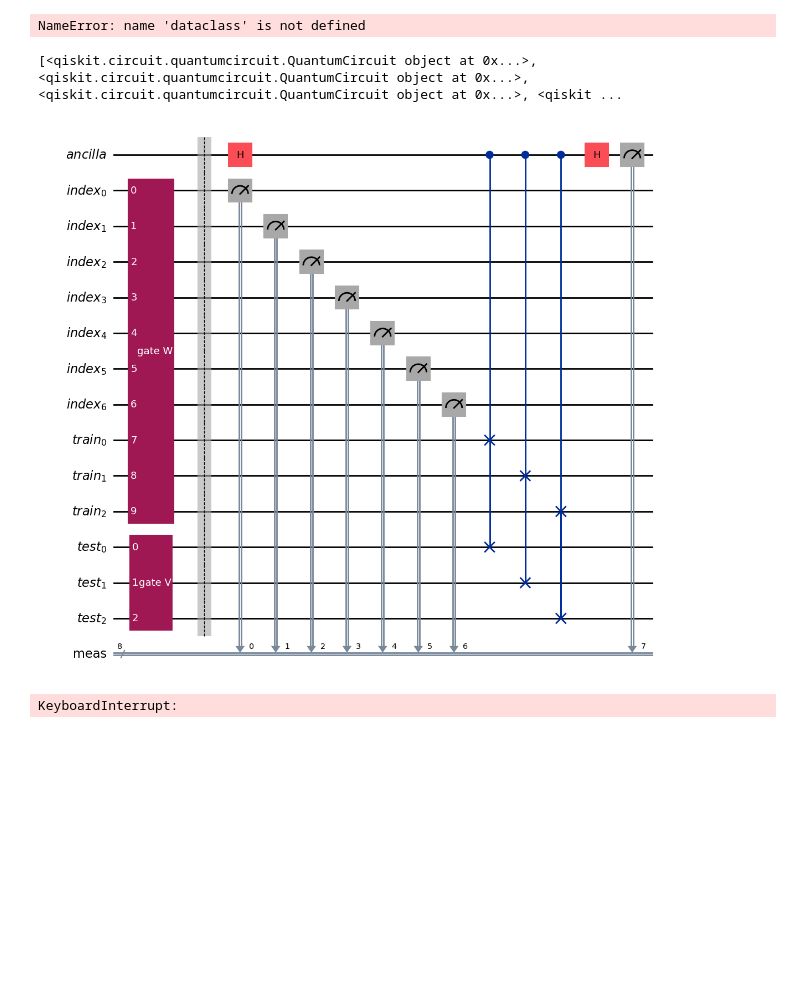
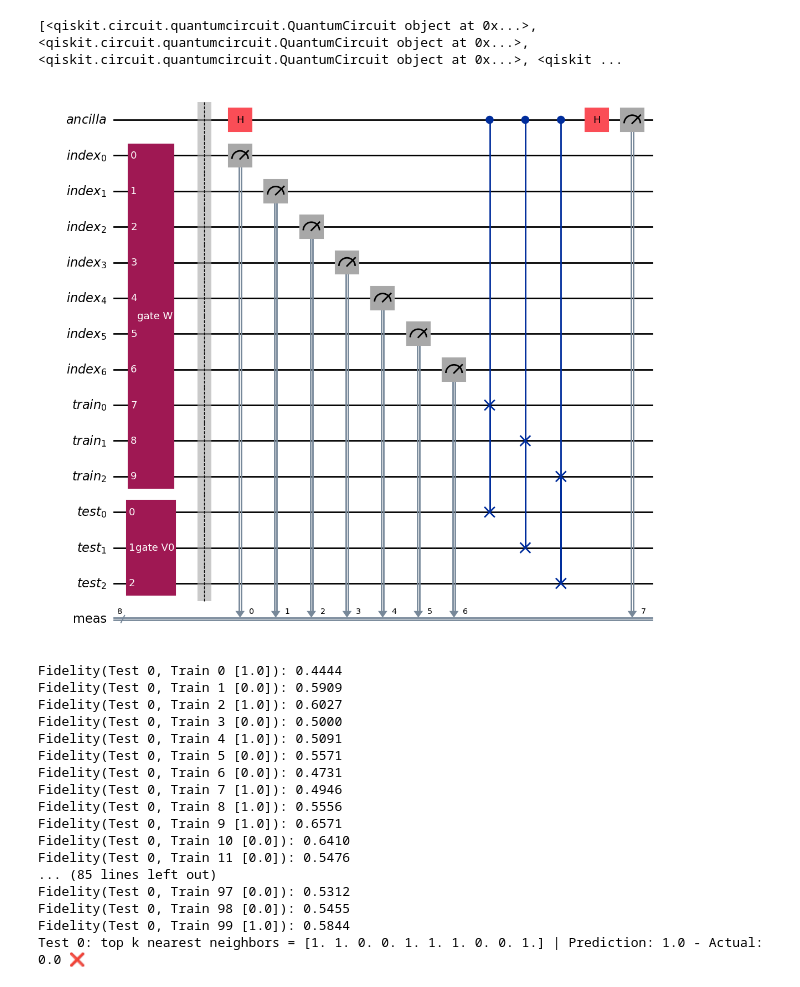
Before and after one commit to Aadipat/QuantumEngineeringProjectGroup8, a Jupyter notebook: Qknn with index reg.ipynb, the cells around one changed output. Cells and saved outputs as stored; diff of their text form; code cells hidden in the pictures; blank space fills up the shorter version.

Commit message:
Number of train states
Now we can use the exact number of train states we want

```diff
--- a/Qknn with index reg.ipynb
+++ b/Qknn with index reg.ipynb
@@ -83,7 +83,7 @@ def get_initialization_circuits(qknn_input: QKNNInput, train_i: int, test_i: int
             return encode_classical_data(train[train_i]), encode_classical_data(test[test_i])
 
 
-def compute_fidelity(n_index, train_init, test_init, show_circuit, shots, backend):
+def compute_fidelity(M, n_index, train_init, test_init, show_circuit, shots, backend):
 
     n_qubits = test_init.num_qubits
 
@@ -134,7 +134,7 @@ def compute_fidelity(n_index, train_init, test_init, show_circuit, shots, backen
 
     fidelities = []
 
-    for i in range(2**n_index):
+    for i in range(M):
         counts0, counts1 = counts_by_index[i]
         total = counts0 + counts1
 
@@ -147,17 +147,17 @@ def compute_fidelity(n_index, train_init, test_init, show_circuit, shots, backen
 
     return fidelities
 
-def qknn(num_index, qknn_input: QKNNInput, train_labels, test_labels, K=1, backend=FakeGuadalupeV2(), shots = 10000, show_circuit=True):
+def qknn(M, num_index, qknn_input: QKNNInput, train_labels, test_labels, K=1, backend=FakeGuadalupeV2(), shots = 10000, show_circuit=True):
     predictions = []
     num_test = len(qknn_input.test)
 
     for i in range(num_test):
 
         test_qc = get_initialization_circuits(qknn_input, 0, i)
-        fid = compute_fidelity(num_index, qknn_input.train, test_qc, show_circuit, shots, backend)
+        fid = compute_fidelity(M, num_index, qknn_input.train, test_qc, show_circuit, shots, backend)
         show_circuit = False
 
-        for j in range(2**num_index):
+        for j in range(M):
             print(f"Fidelity(Test {i}, Train {j} [{train_labels[j]}]): {fid[j]:.4f}")
 
         sorted_idx = np.argsort(fid)[::1] #Sorting indices
@@ -181,8 +181,6 @@ def qknn(num_index, qknn_input: QKNNInput, train_labels, test_labels, K=1, backe
         visualize_data(qknn_input.train, train_labels, qknn_input.test, predictions, K)
 
     return accuracy, predictions
-# %% [output]
-NameError: name 'dataclass' is not defined
 # %%
 # Load gate W representing the train states and the list with corresponding entanglement classes
 with open("W_gate.qpy", "rb") as handle:
@@ -200,18 +198,34 @@ print(qc_test)
 # %% [output]
 [<qiskit.circuit.quantumcircuit.QuantumCircuit object at 0x...>, <qiskit.circuit.quantumcircuit.QuantumCircuit object at 0x...>, <qiskit.circuit.quantumcircuit.QuantumCircuit object at 0x...>, <qiskit ...
 # %%
-model_acc, preditions_test = qknn(7,
+model_acc, preditions_test = qknn(100, 7,
     qknn_input=QuantumInput(
     train= qc_train[0],
     test = qc_test
     ), K = 10,
     train_labels=labels_train,
     test_labels=labels_test,
     show_circuit=True
 )
 # %% [output]
-[figure, old version]
+[figure, new version]
-KeyboardInterrupt:
+Fidelity(Test 0, Train 0 [1.0]): 0.4444
+Fidelity(Test 0, Train 1 [0.0]): 0.5909
+Fidelity(Test 0, Train 2 [1.0]): 0.6027
+Fidelity(Test 0, Train 3 [0.0]): 0.5000
+Fidelity(Test 0, Train 4 [1.0]): 0.5091
+Fidelity(Test 0, Train 5 [0.0]): 0.5571
+Fidelity(Test 0, Train 6 [0.0]): 0.4731
+Fidelity(Test 0, Train 7 [1.0]): 0.4946
+Fidelity(Test 0, Train 8 [1.0]): 0.5556
+Fidelity(Test 0, Train 9 [1.0]): 0.6571
+Fidelity(Test 0, Train 10 [0.0]): 0.6410
+Fidelity(Test 0, Train 11 [0.0]): 0.5476
+... (85 lines left out)
+Fidelity(Test 0, Train 97 [0.0]): 0.5312
+Fidelity(Test 0, Train 98 [0.0]): 0.5455
+Fidelity(Test 0, Train 99 [1.0]): 0.5844
+Test 0: top k nearest neighbors = [1. 1. 0. 0. 1. 1. 1. 0. 0. 1.] | Prediction: 1.0 - Actual: 0.0 ❌
 # %%
 # # Possible evaluation measures
 # def cm(y_test, y_pred_test):
```
Also changed, not shown: 5 other files.
